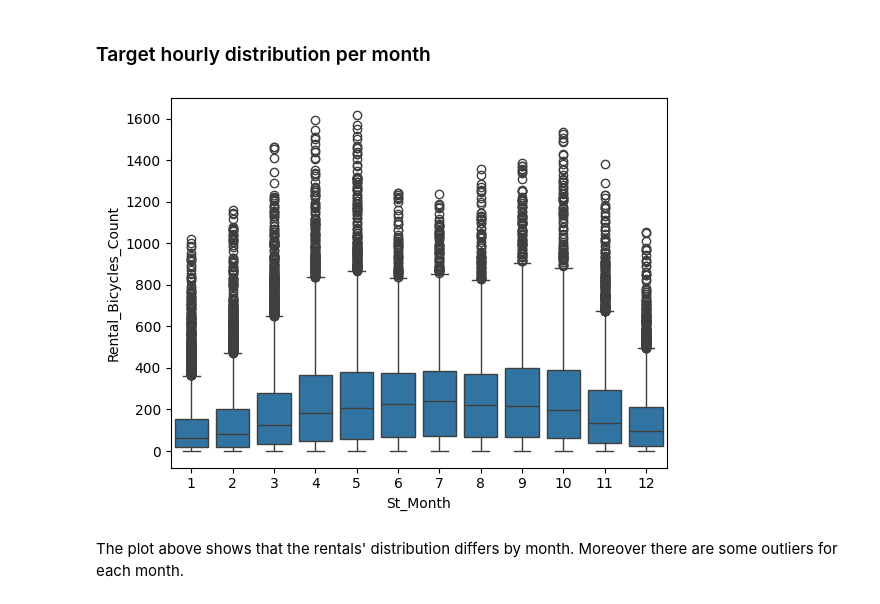
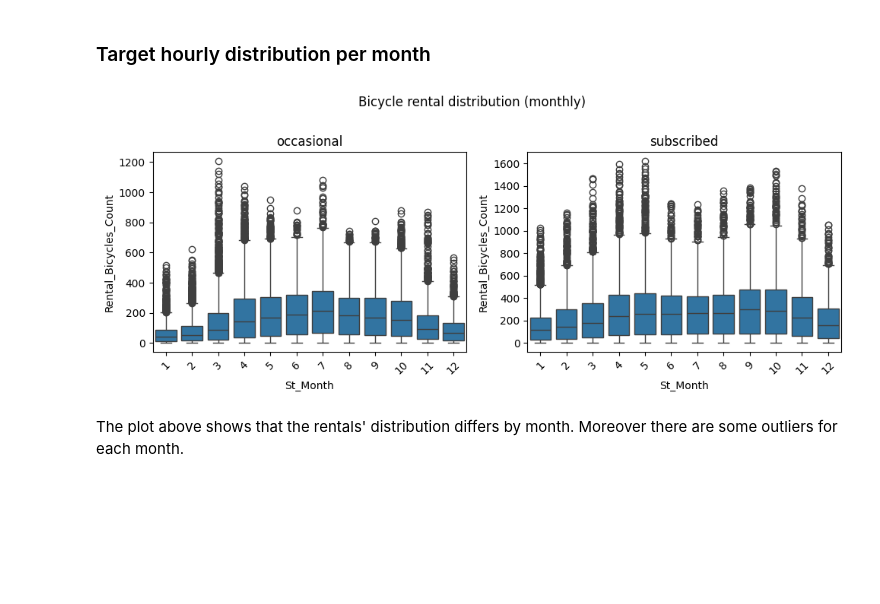
Before and after one commit to VaheC/MH_BicycleDemand_Hackathon, a Jupyter notebook: eda.ipynb, the cells around one changed output. Saved outputs shown, nothing was run; the diff lists cells and outputs as text; code cells hidden in the pictures; blank space fills up the shorter version.

Commit message:
change target distribution per month

```diff
--- a/eda.ipynb
+++ b/eda.ipynb
@@ -471,9 +471,23 @@ for user_type in year_month_day_grouped_df['User_type'].unique():
 Though the charts above don't show clear patterns in bycicles' rentals per day, it is worth to incorporate this kind of relationship in the features to see whether it will improve the results or not.
 # %% [markdown]
 ### Target hourly distribution per month
-# %%
-sns.boxplot(x='St_Month', y='Rental_Bicycles_Count', data=train_df);
-# %% [output]
-[figure, removed]
+# %%
+plot_idx = 0
+
+plt.figure(figsize=(10, 4))
+
+for user_type in train_df['User_type'].unique():
+
+    plot_idx += 1
+
+    plt.subplot(1, 2, plot_idx)
+    sns.boxplot(x='St_Month', y='Rental_Bicycles_Count', data=train_df[train_df['User_type']==user_type]);
+    plt.title(f"{user_type}")
+    plt.xticks(rotation=45)
+
+plt.suptitle('Bicycle rental distribution (monthly)', y=1.01)
+plt.tight_layout()
+# %% [output]
+[figure, added]
 # %% [markdown]
 The plot above shows that the rentals' distribution differs by month. Moreover there are some outliers for each month.
```
